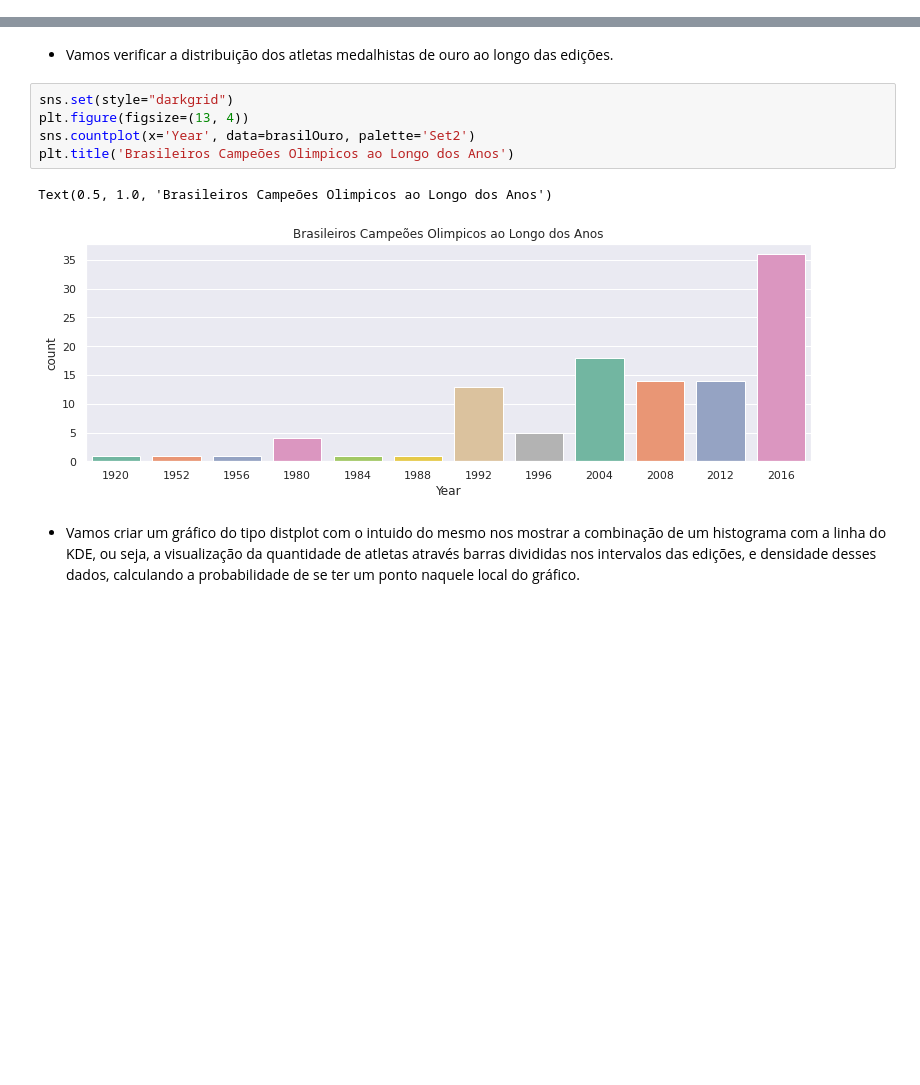
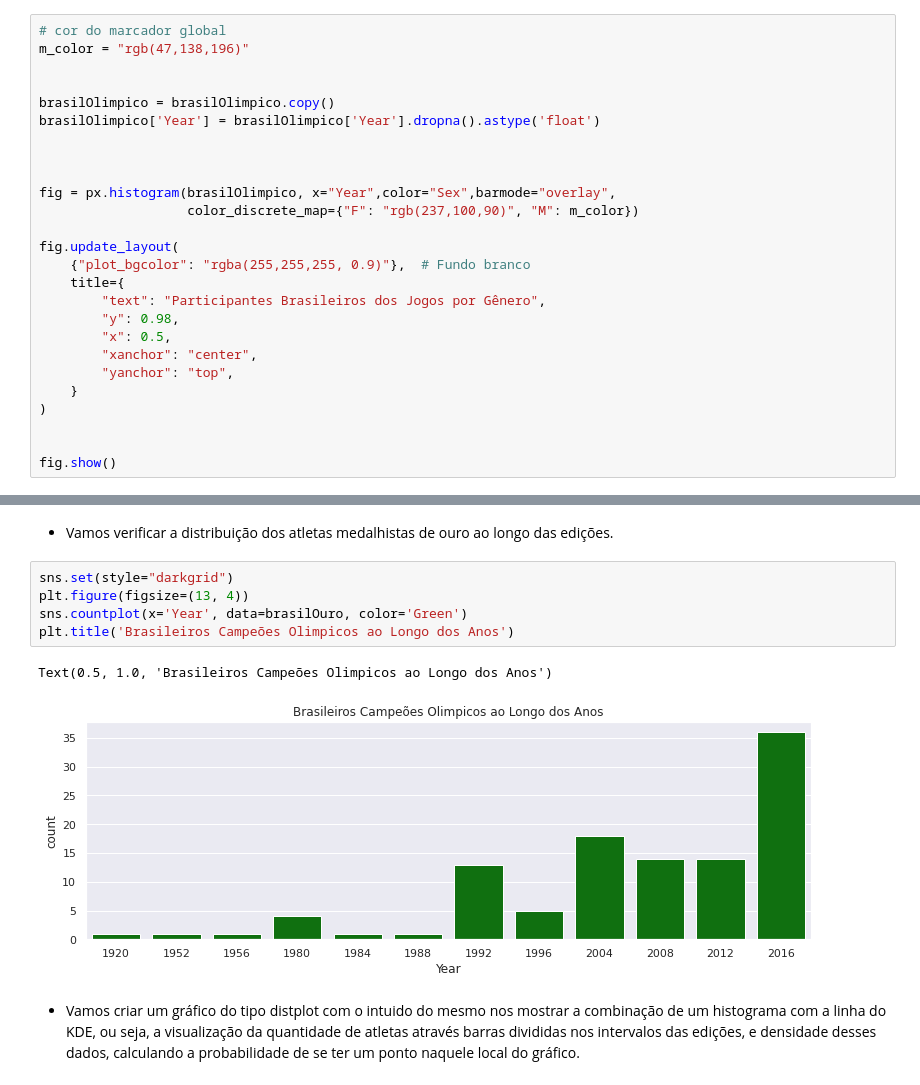
Before and after one commit to MSClaus/Olimpiadas_Analise, a Jupyter notebook: Jogos_Olimpicos.ipynb, the cells around one changed output, grey strips where cells are left out. Cells and saved outputs as stored; diff of their text form; blank space fills up the shorter version.

```diff
--- a/Jogos_Olimpicos.ipynb
+++ b/Jogos_Olimpicos.ipynb
@@ -433,0 +438,26 @@ Text(0.5, 1.0, 'Variação de Atletas Femininos Olímpicos ao Longo do Tempo')
+# %%
+# cor do marcador global
+m_color = "rgb(47,138,196)"
+
+
+brasilOlimpico = brasilOlimpico.copy()
+brasilOlimpico['Year'] = brasilOlimpico['Year'].dropna().astype('float')
+
+
+
+fig = px.histogram(brasilOlimpico, x="Year",color="Sex",barmode="overlay",
+                   color_discrete_map={"F": "rgb(237,100,90)", "M": m_color})
+
+fig.update_layout(
+    {"plot_bgcolor": "rgba(255,255,255, 0.9)"},  # Fundo branco
+    title={
+        "text": "Participantes Brasileiros dos Jogos por Gênero",
+        "y": 0.98,
+        "x": 0.5,
+        "xanchor": "center",
+        "yanchor": "top",
+    }
+)
+
+
+fig.show()
@@ -442,11 +478,11 @@ brasilOuro = brasilOlimpico[(brasilOlimpico.Medal == 'Gold')]
 # %%
 sns.set(style="darkgrid")
 plt.figure(figsize=(13, 4))
-sns.countplot(x='Year', data=brasilOuro, palette='Set2')
+sns.countplot(x='Year', data=brasilOuro, color='Green')
 plt.title('Brasileiros Campeões Olimpicos ao Longo dos Anos')
 # %% [output]
 Text(0.5, 1.0, 'Brasileiros Campeões Olimpicos ao Longo dos Anos')
-[figure, old version]
+[figure, new version]
 # %% [markdown]
  - Vamos criar um gráfico do tipo distplot com o intuido do mesmo nos mostrar a combinação de um histograma com a linha do KDE, ou seja, a visualização da quantidade de atletas através barras divididas nos intervalos das edições, e densidade desses dados, calculando a probabilidade de se ter um ponto naquele local do gráfico.
 # %%
```
Also changed, not shown: parts of 14 cells of this notebook.
